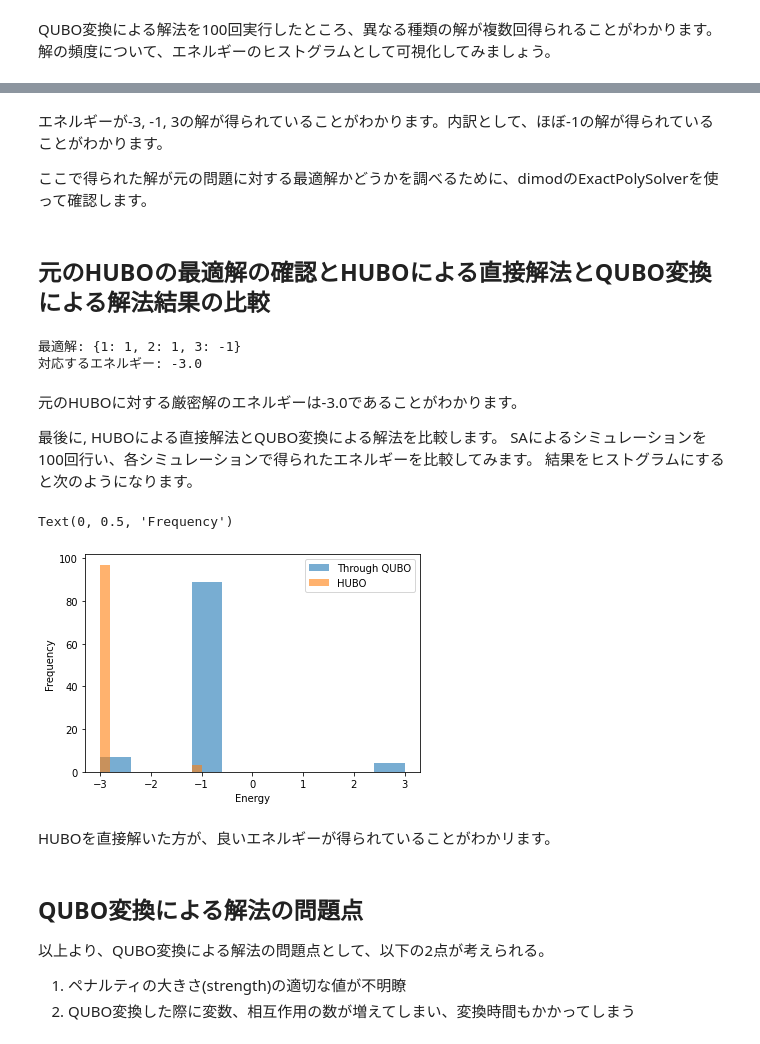
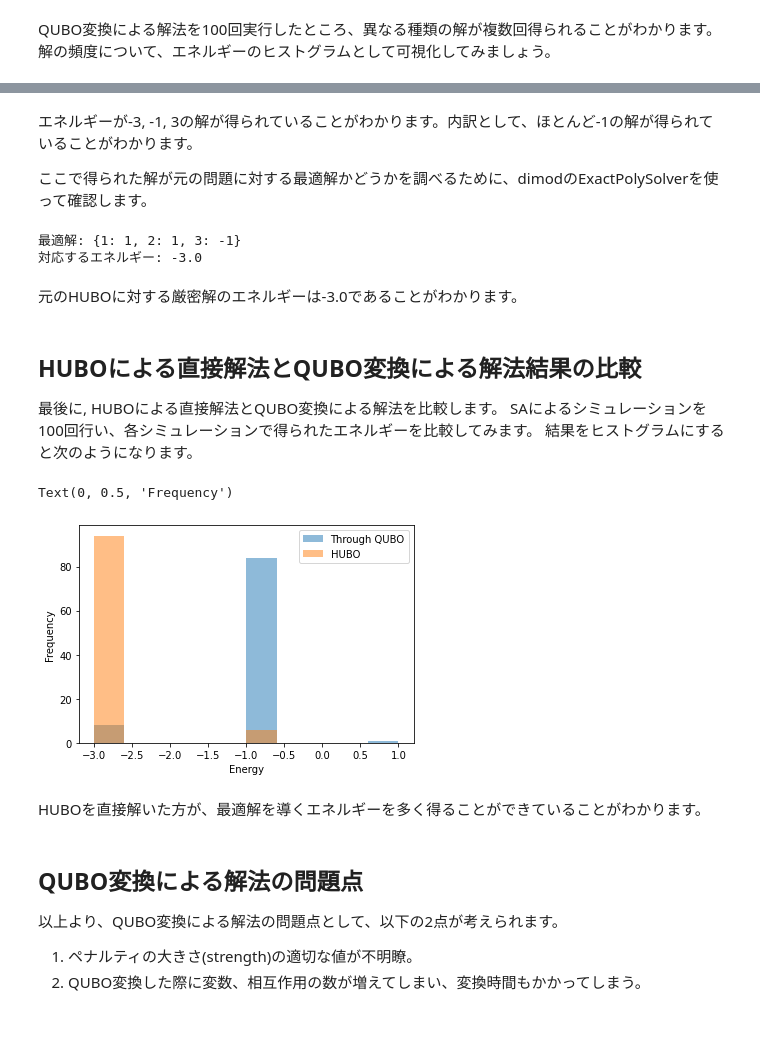
Before and after one commit to MasahitoKumada/OpenJijTutorial, a Jupyter notebook: source/ja/011-hubo.ipynb, the cells around one changed output, grey strips where cells are left out. Cells and saved outputs as stored; diff of their text form; code cells hidden in the pictures.

```diff
--- a/source/ja/011-hubo.ipynb
+++ b/source/ja/011-hubo.ipynb
@@ -207,9 +207,7 @@ plt.show()
 # %% [markdown]
-エネルギーが-3, -1, 3の解が得られていることがわかります。内訳として、ほぼ-1の解が得られていることがわかります。
+エネルギーが-3, -1, 3の解が得られていることがわかります。内訳として、ほとんど-1の解が得られていることがわかります。
 
 ここで得られた解が元の問題に対する最適解かどうかを調べるために、dimodのExactPolySolverを使って確認します。
-# %% [markdown]
-## 元のHUBOの最適解の確認とHUBOによる直接解法とQUBO変換による解法結果の比較
 # %%
 # 元のHUBOの最適解を確認する。
 sampleset = dimod.ExactPolySolver().sample_hising(h = {}, J = polynomial)
@@ -218,26 +216,26 @@ print('対応するエネルギー:',sampleset.first.energy)
 # %% [output]
 最適解: {1: 1, 2: 1, 3: -1}
 対応するエネルギー: -3.0
+# %% [markdown]
+元のHUBOに対する厳密解のエネルギーは-3.0であることがわかります。
 # %% [markdown]
-元のHUBOに対する厳密解のエネルギーは-3.0であることがわかります。
+## HUBOによる直接解法とQUBO変換による解法結果の比較
 
-最後に, HUBOによる直接解法とQUBO変換による解法を比較します。
-SAによるシミュレーションを100回行い、各シミュレーションで得られたエネルギーを比較してみます。
-結果をヒストグラムにすると次のようになります。
+最後に, HUBOによる直接解法とQUBO変換による解法を比較します。 SAによるシミュレーションを100回行い、各シミュレーションで得られたエネルギーを比較してみます。 結果をヒストグラムにすると次のようになります。
 # %%
-plt.hist(energy_quad, label='Through QUBO', alpha=0.6)
-plt.hist(energy_hubo, label='HUBO', alpha=0.6)
+plt.hist(energy_quad, label='Through QUBO', range=(-3, 1), bins=10, alpha=0.5)
+plt.hist(energy_hubo, label='HUBO', range=(-3, 1), bins=10, alpha=0.5)
 plt.legend()
 plt.xlabel('Energy')
 plt.ylabel('Frequency')
 # %% [output]
 Text(0, 0.5, 'Frequency')
-[figure, old version]
+[figure, new version]
 # %% [markdown]
-HUBOを直接解いた方が、良いエネルギーが得られていることがわかリます。
+HUBOを直接解いた方が、最適解を導くエネルギーを多く得ることができていることがわかります。
 # %% [markdown]
 ## QUBO変換による解法の問題点
-以上より、QUBO変換による解法の問題点として、以下の2点が考えられる。
+以上より、QUBO変換による解法の問題点として、以下の2点が考えられます。
 
-1. ペナルティの大きさ(strength)の適切な値が不明瞭
-2. QUBO変換した際に変数、相互作用の数が増えてしまい、変換時間もかかってしまう
+1. ペナルティの大きさ(strength)の適切な値が不明瞭。
+2. QUBO変換した際に変数、相互作用の数が増えてしまい、変換時間もかかってしまう。
```
Also changed, not shown: parts of 12 cells of this notebook, 1 other file.
